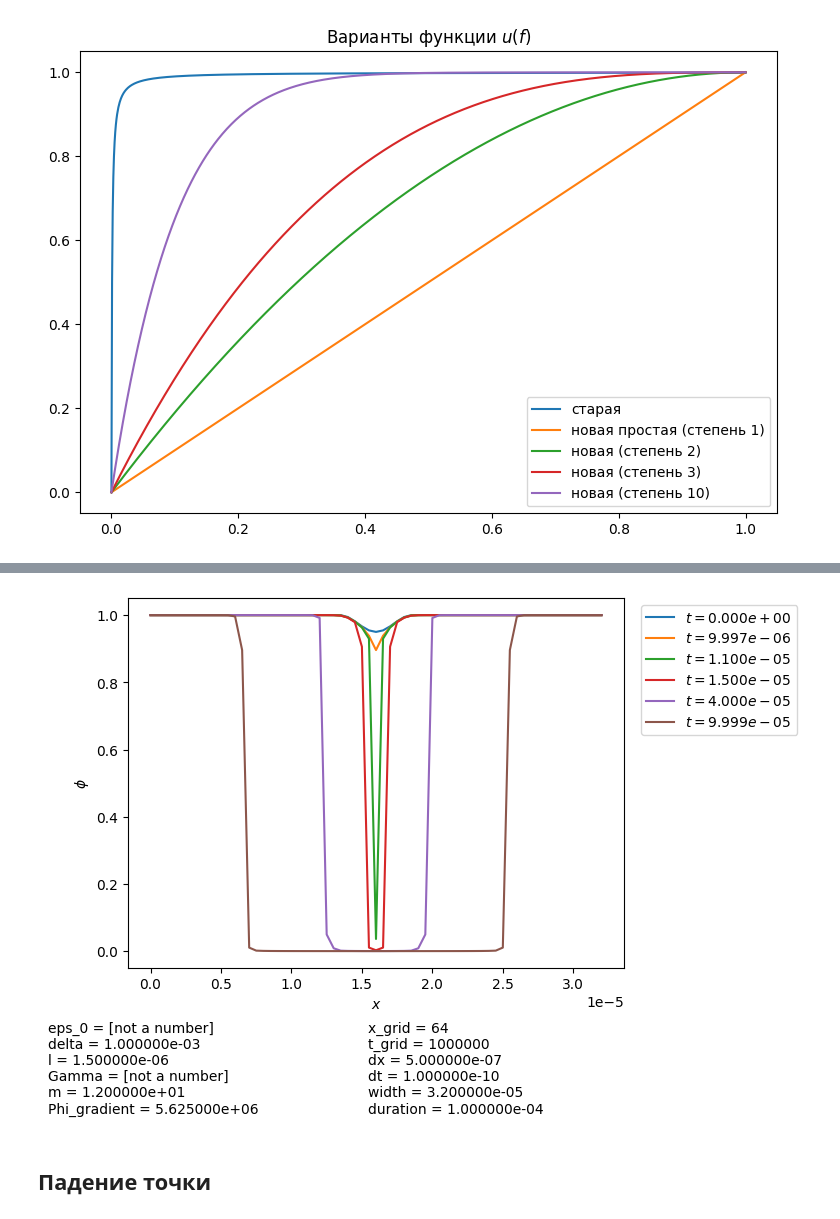
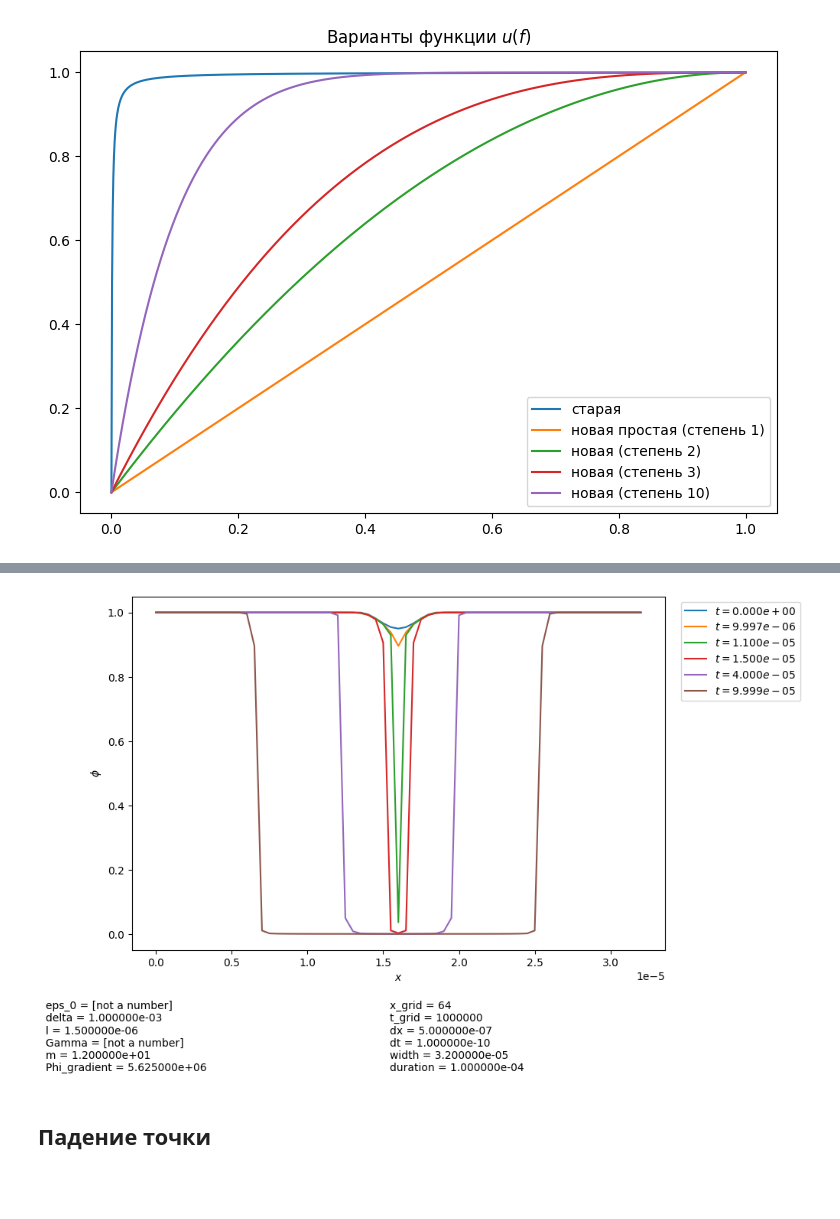
Before and after one commit to ponomarevandr/disruption, a Jupyter notebook: model_tuning/experiments/convergence_in_time/epsilon_versions.ipynb, the cells around one changed output, grey strips where cells are left out. Drawn from its saved outputs; the diff is of its cells as text; code cells hidden in the pictures; blank space fills up the shorter version.

```diff
--- a/model_tuning/experiments/convergence_in_time/epsilon_versions.ipynb
+++ b/model_tuning/experiments/convergence_in_time/epsilon_versions.ipynb
@@ -70,7 +70,7 @@ plt.show()
 # %% [output]
 [figure]
 # %%
-model_dir = '../../bin/'
+model_dir = 'data_versions/'
 # %%
 model_old = model_from_file(model_dir + 'model_old.csv')
 # %%
@@ -92,9 +92,9 @@ model_plot(model_new_1, [0, 3e-8, 1e-7, 2e-7, 4e-7, 8e-7, 2e-6, 1e-5])
 # %%
 model_new_3 = model_from_file(model_dir + 'model_new_3.csv')
 # %%
-model_plot(model_new_3, [0, 1e-5, 1.1e-5, 1.5e-5, 4e-5, 1e-4])
+model_plot(model_new_3, [0, 1e-5, 1.1e-5, 1.5e-5, 4e-5, 1e-4], figsize=(9, 6))
 # %% [output]
-[figure, old version]
+[figure, new version]
 # %% [markdown]
 ## Падение точки
 # %%
```
Also changed, not shown: parts of 37 cells of this notebook, 44 other files.
